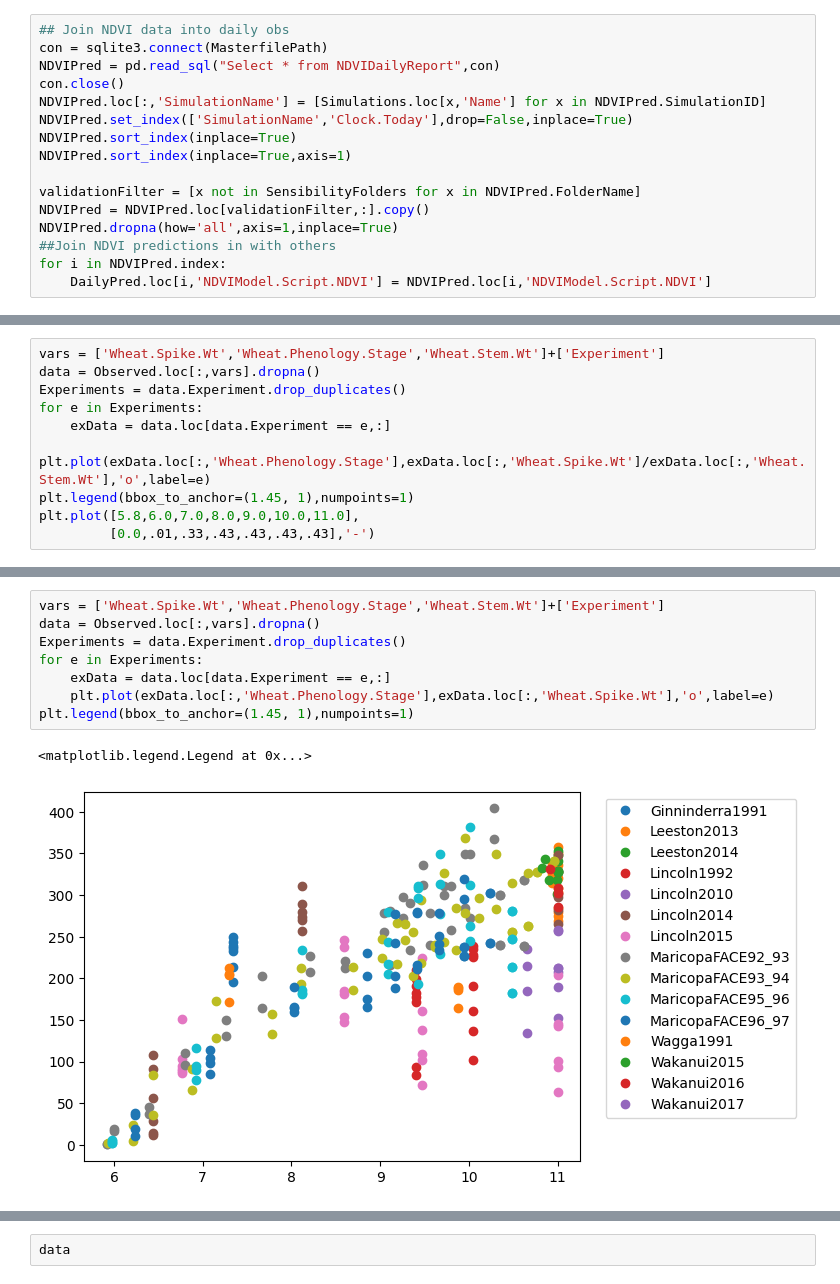
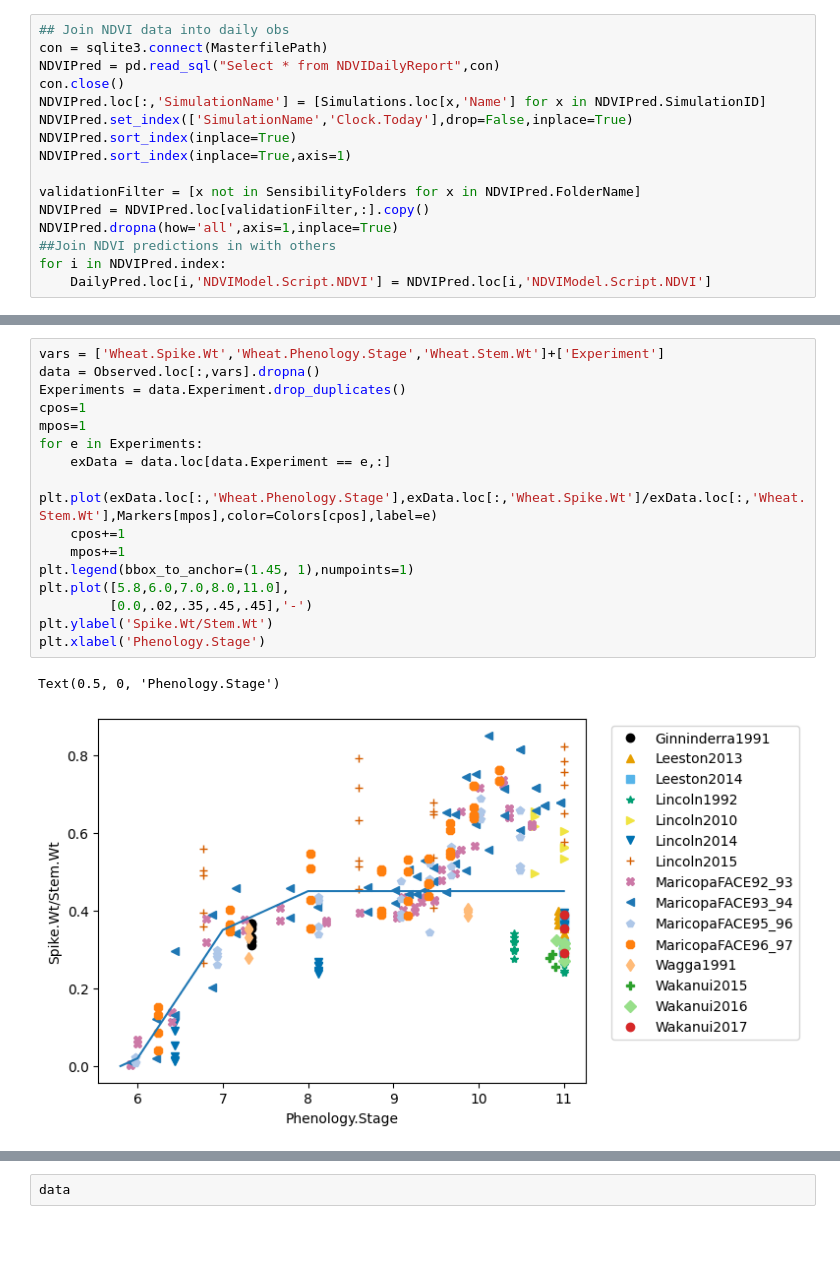
Before and after one commit to HamishBrownPFR/ApsimX, a Jupyter notebook: Prototypes/WheatSimpleLeaf/ObsAnalysis.ipynb, the cells around one changed output, grey strips where cells are left out. Cells and saved outputs as stored; diff of their text form; blank space fills up the shorter version.

```diff
--- a/Prototypes/WheatSimpleLeaf/ObsAnalysis.ipynb
+++ b/Prototypes/WheatSimpleLeaf/ObsAnalysis.ipynb
@@ -188,10 +212,0 @@ plt.plot(
-# %%
-vars = ['Wheat.Spike.Wt','Wheat.Phenology.Stage','Wheat.Stem.Wt']+['Experiment']
-data = Observed.loc[:,vars].dropna()
-Experiments = data.Experiment.drop_duplicates()
-for e in Experiments:
-    exData = data.loc[data.Experiment == e,:]
-    plt.plot(exData.loc[:,'Wheat.Phenology.Stage'],exData.loc[:,'Wheat.Spike.Wt']/exData.loc[:,'Wheat.Stem.Wt'],'o',label=e)
-plt.legend(bbox_to_anchor=(1.45, 1),numpoints=1)
-plt.plot([5.8,6.0,7.0,8.0,9.0,10.0,11.0],
-         [0.0,.01,.33,.43,.43,.43,.43],'-')
@@ -201,11 +213,19 @@ plt.plot([5.8,6.0,7.0,8.0,9.0,10.0,11.0],
-# %%
-vars = ['Wheat.Spike.Wt','Wheat.Phenology.Stage','Wheat.Stem.Wt']+['Experiment']
-data = Observed.loc[:,vars].dropna()
-Experiments = data.Experiment.drop_duplicates()
-for e in Experiments:
-    exData = data.loc[data.Experiment == e,:]
-    plt.plot(exData.loc[:,'Wheat.Phenology.Stage'],exData.loc[:,'Wheat.Spike.Wt'],'o',label=e)
-plt.legend(bbox_to_anchor=(1.45, 1),numpoints=1)
-# %% [output]
-<matplotlib.legend.Legend at 0x...>
-[figure, removed]
+# %%
+vars = ['Wheat.Spike.Wt','Wheat.Phenology.Stage','Wheat.Stem.Wt']+['Experiment']
+data = Observed.loc[:,vars].dropna()
+Experiments = data.Experiment.drop_duplicates()
+cpos=1
+mpos=1
+for e in Experiments:
+    exData = data.loc[data.Experiment == e,:]
+    plt.plot(exData.loc[:,'Wheat.Phenology.Stage'],exData.loc[:,'Wheat.Spike.Wt']/exData.loc[:,'Wheat.Stem.Wt'],Markers[mpos],color=Colors[cpos],label=e)
+    cpos+=1
+    mpos+=1
+plt.legend(bbox_to_anchor=(1.45, 1),numpoints=1)
+plt.plot([5.8,6.0,7.0,8.0,11.0],
+         [0.0,.02,.35,.45,.45],'-')
+plt.ylabel('Spike.Wt/Stem.Wt')
+plt.xlabel('Phenology.Stage')
+# %% [output]
+Text(0.5, 0, 'Phenology.Stage')
+[figure, added]
```
Also changed, not shown: parts of 18 cells of this notebook.
